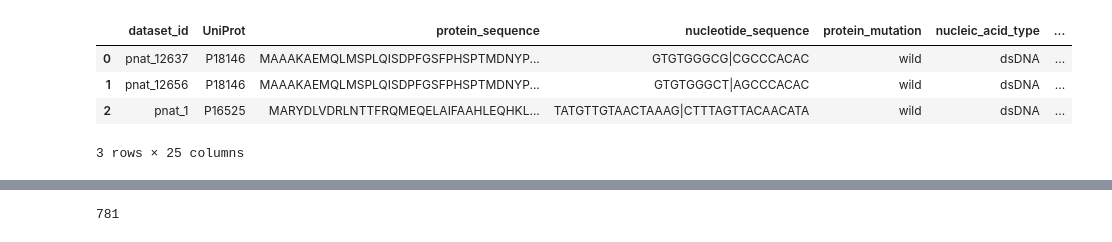
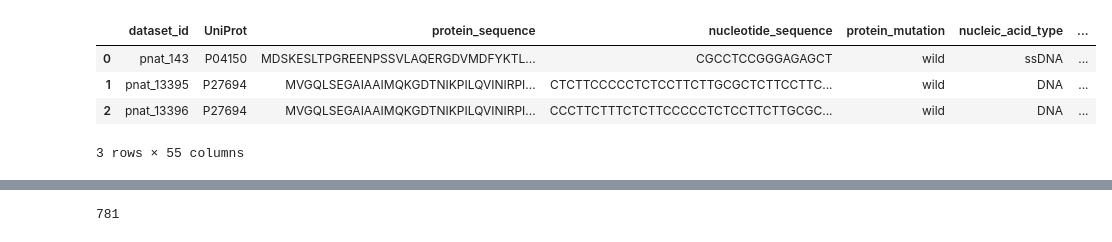
Before and after one commit to leepaul009/pri_model, a Jupyter notebook: dataset/_test_dataset.ipynb, the cells around one changed output, grey strips where cells are left out. Drawn from its saved outputs; the diff is of its cells as text; code cells hidden in the pictures.

```diff
--- a/dataset/_test_dataset.ipynb
+++ b/dataset/_test_dataset.ipynb
@@ -1,16 +0,0 @@
-# %%
-import numpy as np
-import pandas as pd
-import os
-
-data_dir = '../data/'
-data_file = 'seq_dg_identity_230404.csv'
-data_file = os.path.join(data_dir, data_file)
-df = pd.read_csv(data_file, sep='\t')
-df.head(3)
-# %% [output]
-|  | dataset_id | UniProt | protein_sequence | nucleotide_sequence | protein_mutation | nucleic_acid_type | ... |
-| 0 | pnat_12637 | P18146 | MAAAKAEMQLMSPLQISDPFGSFPHSPTMDNYP... | GTGTGGGCG|CGCCCACAC | wild | dsDNA | ... |
-| 1 | pnat_12656 | P18146 | MAAAKAEMQLMSPLQISDPFGSFPHSPTMDNYP... | GTGTGGGCT|AGCCCACAC | wild | dsDNA | ... |
-| 2 | pnat_1 | P16525 | MARYDLVDRLNTTFRQMEQELAIFAAHLEQHKL... | TATGTTGTAACTAAAG|CTTTAGTTACAACATA | wild | dsDNA | ... |
-3 rows × 25 columns
@@ -16,0 +5,12 @@ df.head(3)
+# %%
+data_dir = '../data/_datasets/'
+data_file = 'seq_dg_cluster_final_230607.csv'
+data_file = os.path.join(data_dir, data_file)
+df = pd.read_csv(data_file, sep='\t', low_memory=False)
+df.head(3)
+# %% [output]
+|  | dataset_id | UniProt | protein_sequence | nucleotide_sequence | protein_mutation | nucleic_acid_type | ... |
+| 0 | pnat_143 | P04150 | MDSKESLTPGREENPSSVLAQERGDVMDFYKTL... | CGCCTCCGGGAGAGCT | wild | ssDNA | ... |
+| 1 | pnat_13395 | P27694 | MVGQLSEGAIAAIMQKGDTNIKPILQVINIRPI... | CTCTTCCCCCTCTCCTTCTTGCGCTCTTCCTTC... | wild | DNA | ... |
+| 2 | pnat_13396 | P27694 | MVGQLSEGAIAAIMQKGDTNIKPILQVINIRPI... | CCCTTCTTTCTCTTCCCCCTCTCCTTCTTGCGC... | wild | DNA | ... |
+3 rows × 55 columns
```
Also changed, not shown: parts of 11 cells of this notebook, 8 other files.
